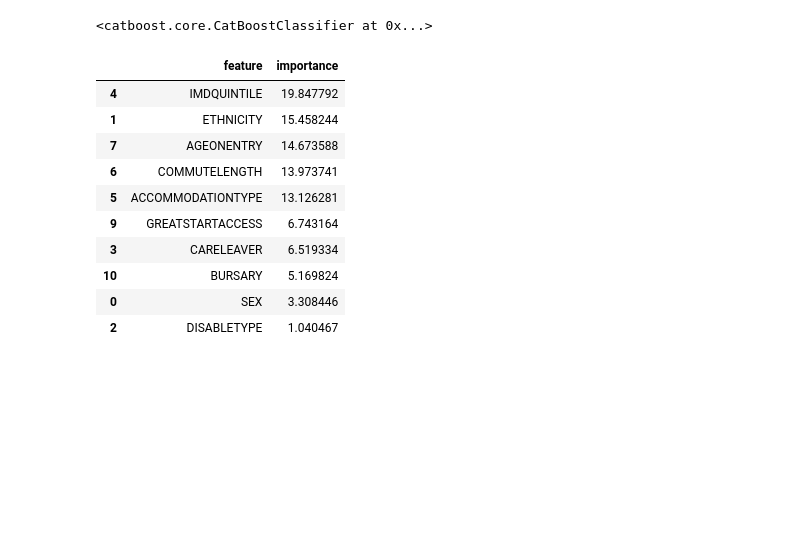
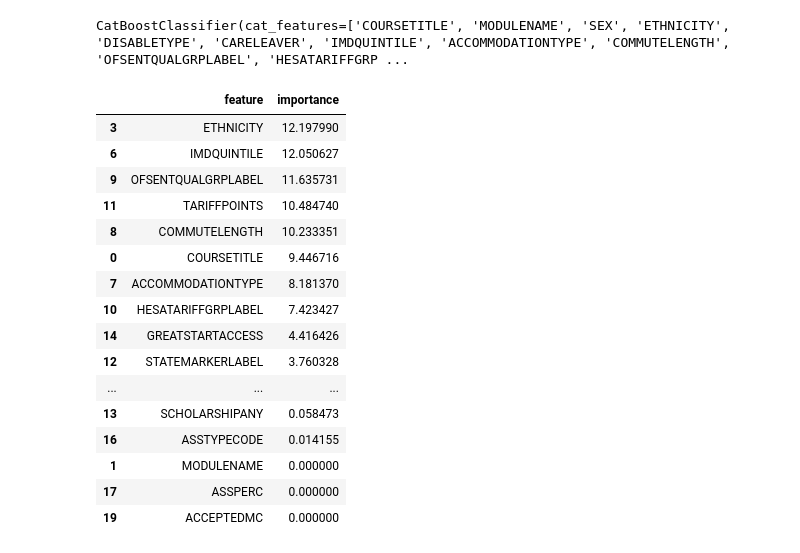
Before and after one commit to Nisa-a/EDI-Dashboard, a Jupyter notebook: DataAnalysis.ipynb, the cells around one changed output. Saved outputs shown, nothing was run; the diff lists cells and outputs as text; code cells hidden in the pictures; blank space fills up the shorter version.

```diff
--- a/DataAnalysis.ipynb
+++ b/DataAnalysis.ipynb
@@ -192,6 +211,6 @@ plt.show()
 # %%
 # Define EDI-focused dataset in features and target variable.
-X1 = edi_df.drop(columns = ['CLASSIFICATION', 'MODULEGRADE', 'ETHNICITYDETAILED'], axis=1) # our feature variables.
+X1 = edi_df.drop(columns = ['CLASSIFICATION', 'MODULEGRADE'], axis=1) # our feature variables.
 y1 = edi_df['CLASSIFICATION'] # our target variable.
 # Split X and y into training and testing groups for model.
 X1_train, X1_test, y1_train, y1_test = train_test_split(X1, y1, test_size=0.25, random_state=42, stratify=y1)
@@ -212,35 +231,41 @@ model1 = CatBoostClassifier(iterations=100, depth=6, learning_rate=0.1,
 # Train model.
 model1.fit( X1_train, y1_train)
 # %% [output]
-<catboost.core.CatBoostClassifier at 0x...>
+CatBoostClassifier(cat_features=['COURSETITLE', 'MODULENAME', 'SEX', 'ETHNICITY', 'DISABLETYPE', 'CARELEAVER', 'IMDQUINTILE', 'ACCOMMODATIONTYPE', 'COMMUTELENGTH', 'OFSENTQUALGRPLABEL', 'HESATARIFFGRP ...
 # %%
 # Display the importance of each feature.
 importance1 = model1.get_feature_importance()
 # Names of the variables.
 features1 = X1_train.columns
 # Display the most important features in a table.
 importance_table2 = pd.DataFrame({
     'feature': features1,
     'importance': importance1
 }).sort_values(by='importance', ascending=False) # ascending format
 # Print table.
-importance_table2.head(10)
+importance_table2
 
 # This code cell is adapted from:
 # CatBoost, 2026. CatBoostClassifier. [Online]
 # Available at: https://catboost.ai/docs/en/concepts/python-reference_catboostclassifier#cat_features
 # %% [output]
 |  | feature | importance |
-| 4 | IMDQUINTILE | 19.847792 |
-| 1 | ETHNICITY | 15.458244 |
-| 7 | AGEONENTRY | 14.673588 |
-| 6 | COMMUTELENGTH | 13.973741 |
-| 5 | ACCOMMODATIONTYPE | 13.126281 |
-| 9 | GREATSTARTACCESS | 6.743164 |
-| 3 | CARELEAVER | 6.519334 |
-| 10 | BURSARY | 5.169824 |
-| 0 | SEX | 3.308446 |
-| 2 | DISABLETYPE | 1.040467 |
+| 3 | ETHNICITY | 12.197990 |
+| 6 | IMDQUINTILE | 12.050627 |
+| 9 | OFSENTQUALGRPLABEL | 11.635731 |
+| 11 | TARIFFPOINTS | 10.484740 |
+| 8 | COMMUTELENGTH | 10.233351 |
+| 0 | COURSETITLE | 9.446716 |
+| 7 | ACCOMMODATIONTYPE | 8.181370 |
+| 10 | HESATARIFFGRPLABEL | 7.423427 |
+| 14 | GREATSTARTACCESS | 4.416426 |
+| 12 | STATEMARKERLABEL | 3.760328 |
+| ... | ... | ... |
+| 13 | SCHOLARSHIPANY | 0.058473 |
+| 16 | ASSTYPECODE | 0.014155 |
+| 1 | MODULENAME | 0.000000 |
+| 17 | ASSPERC | 0.000000 |
+| 19 | ACCEPTEDMC | 0.000000 |
 # %%
 # Further visualise feature importance using SHAP.
 # Initialize explainer for the model.
```
Also changed, not shown: parts of 23 cells of this notebook.
